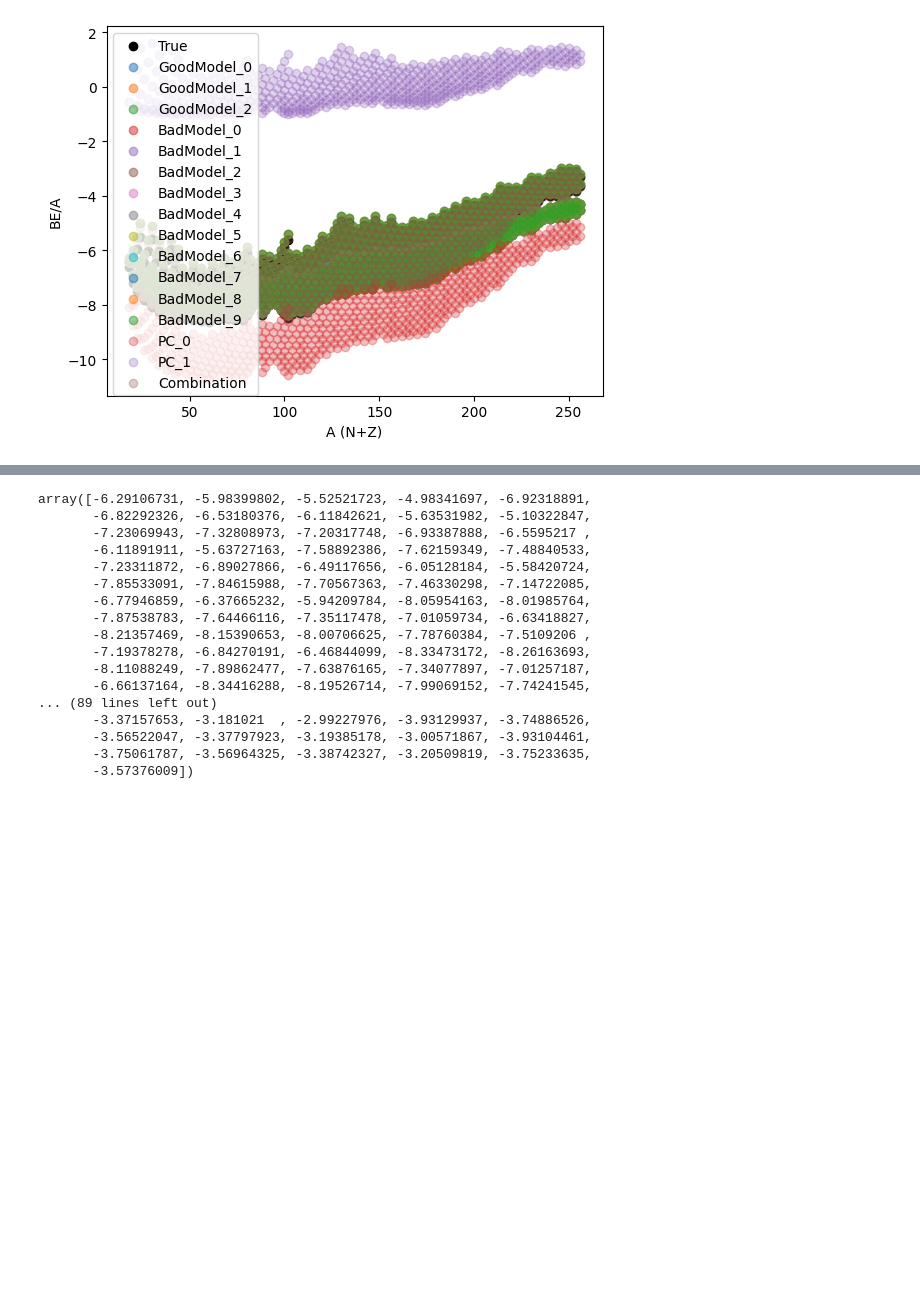
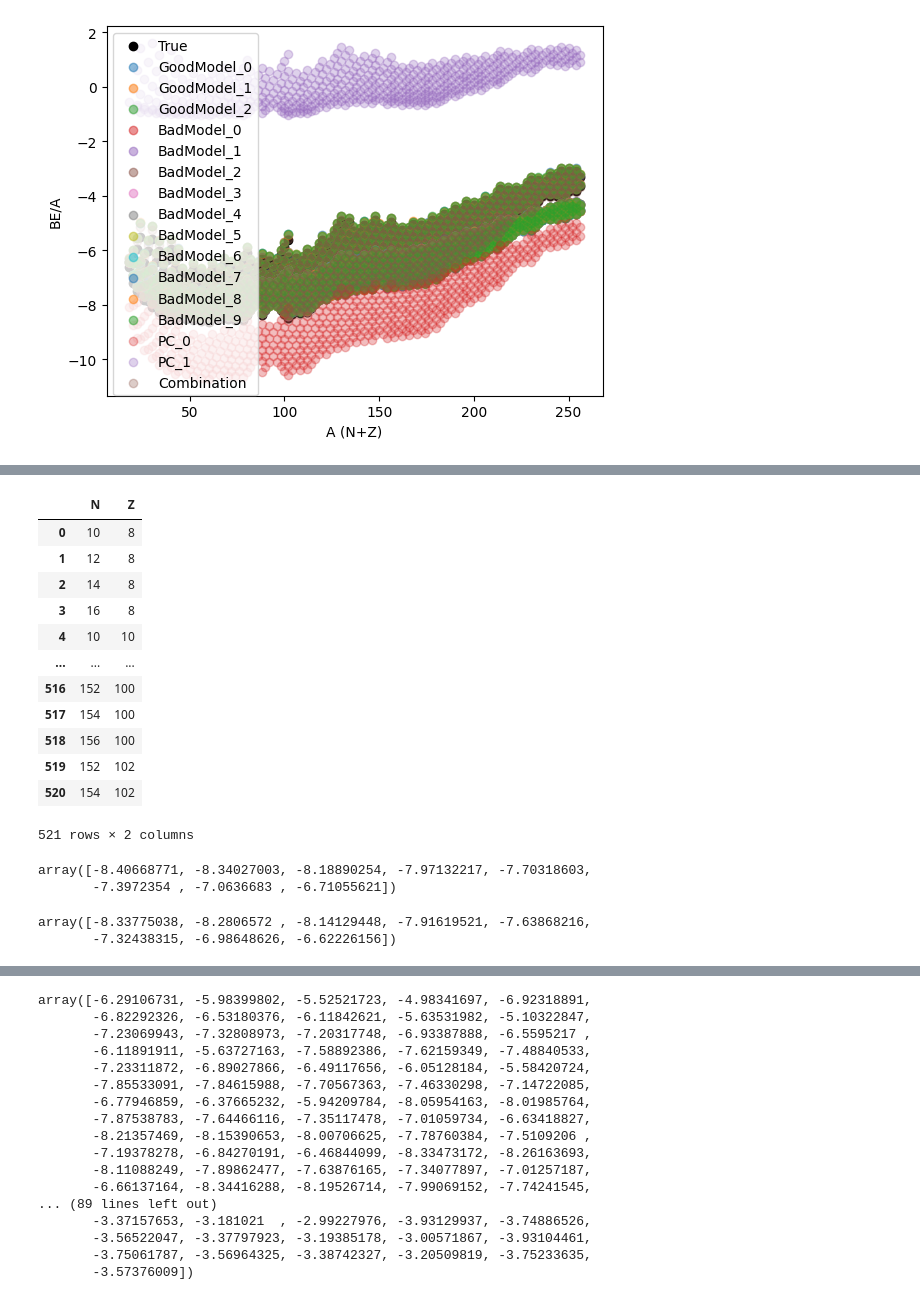
Before and after one commit to ascsn/ModelOrthogonalization, a Jupyter notebook: ToyExample/toymodelsExperiments.ipynb, the cells around one changed output, grey strips where cells are left out. Cells and saved outputs as stored; diff of their text form; code cells hidden in the pictures; blank space fills up the shorter version.

```diff
--- a/ToyExample/toymodelsExperiments.ipynb
+++ b/ToyExample/toymodelsExperiments.ipynb
@@ -423,0 +525,32 @@ BadModel_9 & -6.74 & 1.03 & 0.47 & 0.36 & 0.59 \\
+# %%
+#params= parameters (volume, surface, curv, sym, ssym, sym_2)
+# SkO values selected for the truth
+scenario = "3g10bNoise"
+# Fix random seed
+np.random.seed(23)
+
+# Load NZ
+input_NZ =  data_loader()
+
+# truth is SLY 4 with a small noise
+masses_truth = LDM_extended(truth_params,[input_NZ["Z"], input_NZ["N"]]) + np.random.randn(len(input_NZ)) * corruption_noise_Mass
+
+# Model class 1: truth + noise
+n_class_1 = 3
+models_output = {}
+params = c1_params
+# models = ["SLy4", "NL1"]
+
+for i in range(n_class_1):
+    models_output[str("GoodModel_")+str(i)] = LDM_extended(params[0],[input_NZ["Z"], input_NZ["N"]])+ np.random.normal(0,1,size=len(input_NZ)) * noise_term
+
+
+n_class_4 = 10
+params = c4_params
+for i in range(n_class_4):
+    models_output[str("BadModel_")+str(i)] = LDM_extended(params[0],[input_NZ["Z"], input_NZ["N"]])+ np.random.normal(0,1,size=len(input_NZ)) * noise_term
+
+models_output_df = pd.DataFrame(models_output)
+models_output_df["N"] = input_NZ["N"]
+models_output_df["Z"] = input_NZ["Z"]
+models_output_df["A"] = models_output_df["N"] + models_output_df["Z"]
@@ -541,0 +744,16 @@ plt.show()
+# %%
+models_output_df[['N','Z']]
+# %% [output]
+|  | N | Z |
+| 0 | 10 | 8 |
+| 1 | 12 | 8 |
+| 2 | 14 | 8 |
+| 3 | 16 | 8 |
+| 4 | 10 | 10 |
+| ... | ... | ... |
+| 516 | 152 | 100 |
+| 517 | 154 | 100 |
+| 518 | 156 | 100 |
+| 519 | 152 | 102 |
+| 520 | 154 | 102 |
+521 rows × 2 columns
@@ -541,0 +770,10 @@ plt.show()
+# %%
+masses_truth_filtered
+# %% [output]
+array([-8.40668771, -8.34027003, -8.18890254, -7.97132217, -7.70318603,
+       -7.3972354 , -7.0636683 , -6.71055621])
+# %%
+Predictions_supermodel
+# %% [output]
+array([-8.33775038, -8.2806572 , -8.14129448, -7.91619521, -7.63868216,
+       -7.32438315, -6.98648626, -6.62226156])
```
Also changed, not shown: parts of 32 cells of this notebook, 1 other file.
